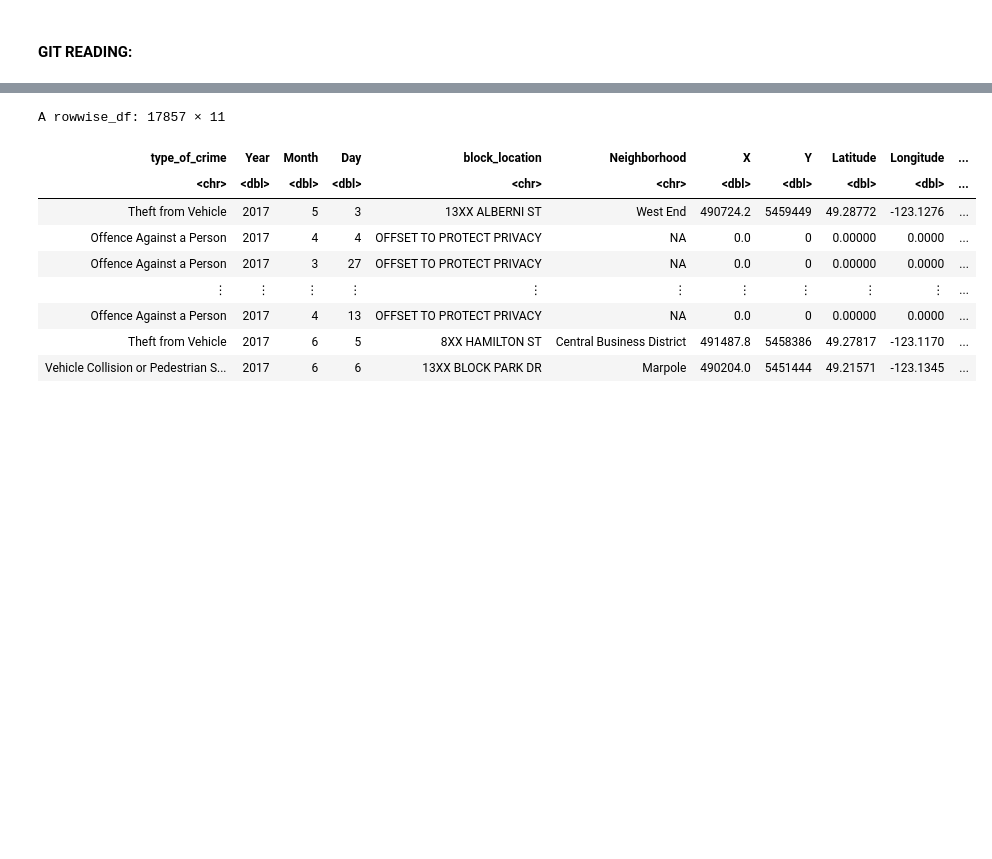
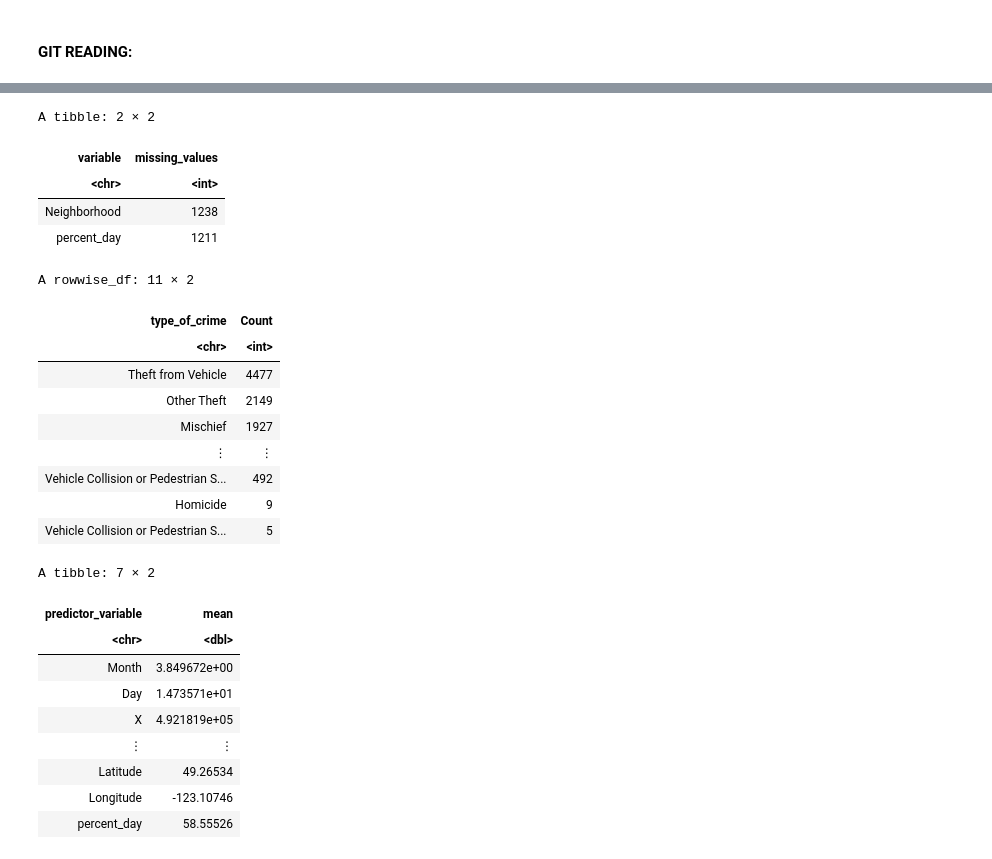
Before and after one commit to ireneberezin/DSCI-PROJECT-38, a Jupyter notebook: project_proposal.ipynb, the cells around one changed output, grey strips where cells are left out. Cells and saved outputs as stored; diff of their text form; code cells hidden in the pictures; blank space fills up the shorter version.

```diff
--- a/project_proposal.ipynb
+++ b/project_proposal.ipynb
@@ -79,21 +112,50 @@ A spec_tbl_df: 530652 × 12
+# %%
+set.seed(4235)
+crime_split <- initial_split(crime_data_filtered, prop = 0.75, strata = type_of_crime)
+crime_train <- training(crime_split)
+crime_test <- testing(crime_split)
 # %%
-crime_data_filtered <- crime_data|>
-rename(c("type_of_crime"=TYPE, "Year"=YEAR, "Month"=MONTH, "Day"=DAY, "Hour"=HOUR,
-         "Minute"=MINUTE, "block_location"=HUNDRED_BLOCK, "Neighborhood"=NEIGHBOURHOOD))|>
-filter(Year==2017)|>
-rowwise()|>
-mutate(minute_hour = Minute+Hour*60)|>
-mutate(percent_day = minute_hour/1440*100)|>
-select(-Hour, -Minute, -minute_hour)
-crime_data_filtered
+missing <- map_df(crime_train, ~sum(is.na(.)))|>
+pivot_longer(cols=type_of_crime:percent_day, names_to="variable", values_to="missing_values")|>
+filter(missing_values>0)
+missing
+
+crime_summary <- crime_train |>
+count(type_of_crime)|>
+rename(c("Count"=n))|>
+arrange(desc(Count))
+crime_summary
+
+predictor_info <- crime_train|>
+select(-type_of_crime, -Year, -Neighborhood, -block_location)|>
+mutate(across(Month:Day, as.integer))|>
+drop_na()|>
+map_df(mean)|>
+pivot_longer(cols=Month:percent_day, names_to="predictor_variable", values_to="mean")
+predictor_info
 # %% [output]
-A rowwise_df: 17857 × 11
+A tibble: 2 × 2
-| type_of_crime | Year | Month | Day | block_location | Neighborhood | X | Y | Latitude | Longitude | ... |
-| <chr> | <dbl> | <dbl> | <dbl> | <chr> | <chr> | <dbl> | <dbl> | <dbl> | <dbl> | ... |
-| Theft from Vehicle | 2017 | 5 | 3 | 13XX ALBERNI ST | West End | 490724.2 | 5459449 | 49.28772 | -123.1276 | ... |
-| Offence Against a Person | 2017 | 4 | 4 | OFFSET TO PROTECT PRIVACY | NA | 0.0 | 0 | 0.00000 | 0.0000 | ... |
-| Offence Against a Person | 2017 | 3 | 27 | OFFSET TO PROTECT PRIVACY | NA | 0.0 | 0 | 0.00000 | 0.0000 | ... |
-| ⋮ | ⋮ | ⋮ | ⋮ | ⋮ | ⋮ | ⋮ | ⋮ | ⋮ | ⋮ | ... |
-| Offence Against a Person | 2017 | 4 | 13 | OFFSET TO PROTECT PRIVACY | NA | 0.0 | 0 | 0.00000 | 0.0000 | ... |
-| Theft from Vehicle | 2017 | 6 | 5 | 8XX HAMILTON ST | Central Business District | 491487.8 | 5458386 | 49.27817 | -123.1170 | ... |
-| Vehicle Collision or Pedestrian S... | 2017 | 6 | 6 | 13XX BLOCK PARK DR | Marpole | 490204.0 | 5451444 | 49.21571 | -123.1345 | ... |
+| variable | missing_values |
+| <chr> | <int> |
+| Neighborhood | 1238 |
+| percent_day | 1211 |
+A rowwise_df: 11 × 2
+| type_of_crime | Count |
+| <chr> | <int> |
+| Theft from Vehicle | 4477 |
+| Other Theft | 2149 |
+| Mischief | 1927 |
+| ⋮ | ⋮ |
+| Vehicle Collision or Pedestrian S... | 492 |
+| Homicide | 9 |
+| Vehicle Collision or Pedestrian S... | 5 |
+A tibble: 7 × 2
+| predictor_variable | mean |
+| <chr> | <dbl> |
+| Month | 3.849672e+00 |
+| Day | 1.473571e+01 |
+| X | 4.921819e+05 |
+| ⋮ | ⋮ |
+| Latitude | 49.26534 |
+| Longitude | -123.10746 |
+| percent_day | 58.55526 |
```
Also changed, not shown: parts of 11 cells of this notebook.
